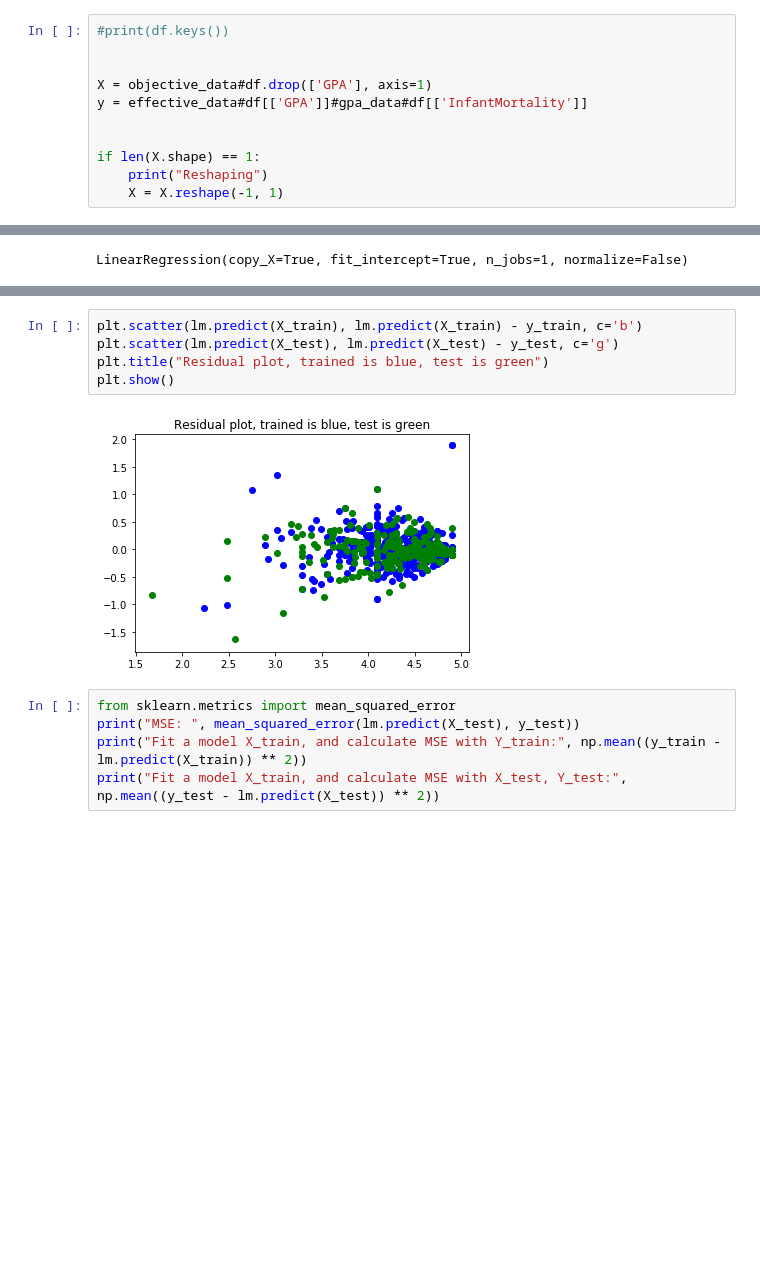
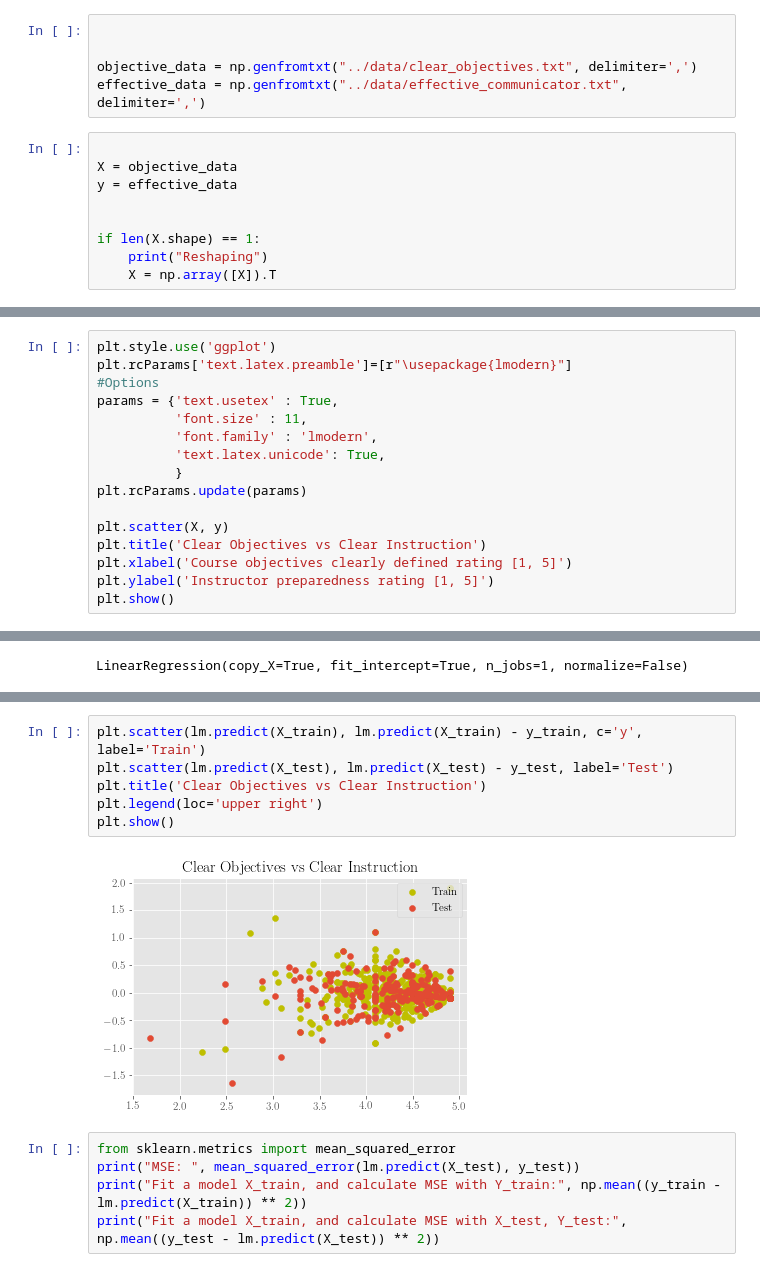
Before and after one commit to cloudy/uta-sfs-regression, a Jupyter notebook: analysis/interactive_analysis.ipynb, the cells around one changed output, grey strips where cells are left out. Drawn from its saved outputs; the diff is of its cells as text; blank space fills up the shorter version.

Commit message:
New plots, update paper

```diff
--- a/analysis/interactive_analysis.ipynb
+++ b/analysis/interactive_analysis.ipynb
@@ -50,13 +12,16 @@ print(objective_data)
+# %%
+
+
+objective_data = np.genfromtxt("../data/clear_objectives.txt", delimiter=',')
+effective_data = np.genfromtxt("../data/effective_communicator.txt", delimiter=',')
 # %%
-#print(df.keys())
 
-
-X = objective_data#df.drop(['GPA'], axis=1)
-y = effective_data#df[['GPA']]#gpa_data#df[['InfantMortality']]
+X = objective_data
+y = effective_data
 
 
 if len(X.shape) == 1:
     print("Reshaping")
-    X = X.reshape(-1, 1)
+    X = np.array([X]).T
 # %% [output]
 Reshaping
@@ -71,0 +28,16 @@ plt.show()
+# %%
+plt.style.use('ggplot')
+plt.rcParams['text.latex.preamble']=[r"\usepackage{lmodern}"]
+#Options
+params = {'text.usetex' : True,
+          'font.size' : 11,
+          'font.family' : 'lmodern',
+          'text.latex.unicode': True,
+          }
+plt.rcParams.update(params)
+
+plt.scatter(X, y)
+plt.title('Clear Objectives vs Clear Instruction')
+plt.xlabel('Course objectives clearly defined rating [1, 5]')
+plt.ylabel('Instructor preparedness rating [1, 5]')
+plt.show()
@@ -103,10 +75,11 @@ plt.show()
 # %%
-plt.scatter(lm.predict(X_train), lm.predict(X_train) - y_train, c='b')
-plt.scatter(lm.predict(X_test), lm.predict(X_test) - y_test, c='g')
-plt.title("Residual plot, trained is blue, test is green")
+plt.scatter(lm.predict(X_train), lm.predict(X_train) - y_train, c='y', label='Train')
+plt.scatter(lm.predict(X_test), lm.predict(X_test) - y_test, label='Test')
+plt.title('Clear Objectives vs Clear Instruction')
+plt.legend(loc='upper right')
 plt.show()
 # %% [output]
-[figure, old version]
+[figure, new version]
 # %%
 from sklearn.metrics import mean_squared_error
 print("MSE: ", mean_squared_error(lm.predict(X_test), y_test))
```
Also changed, not shown: parts of 12 cells of this notebook, 13 other files.
